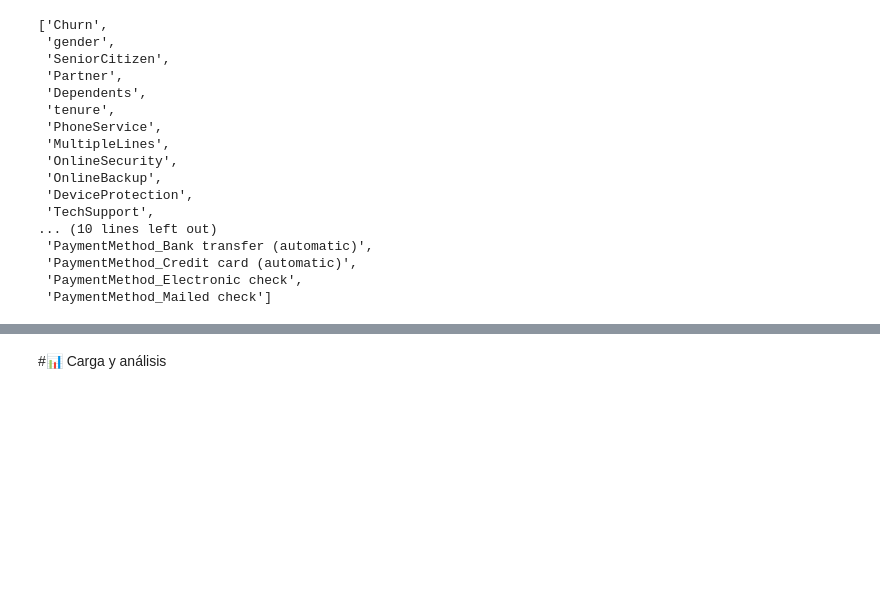
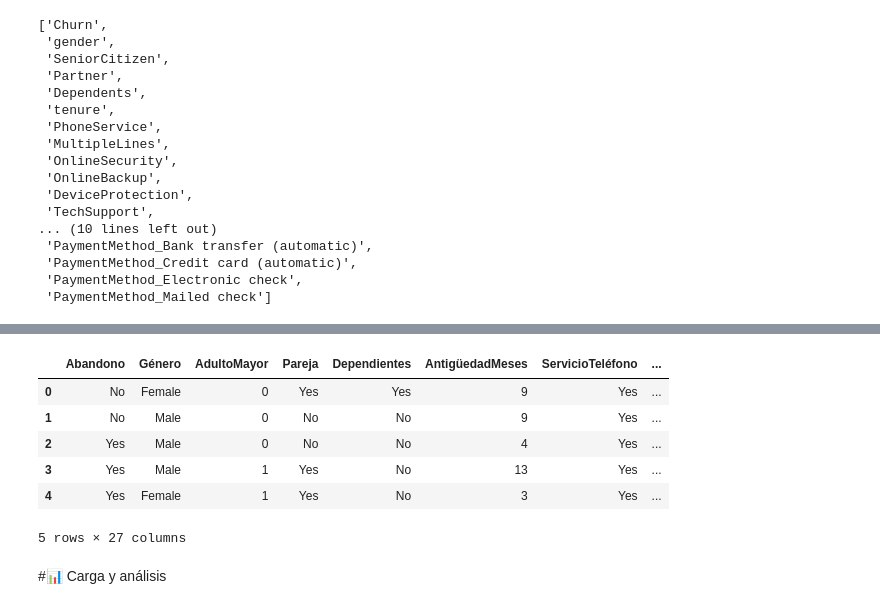
Before and after one commit to Fernando-Falla/Cahllenge_TelecomX_parte2, a Jupyter notebook: TelecomX_LATAM.ipynb, the cells around one changed output, grey strips where cells are left out. Saved outputs shown, nothing was run; the diff lists cells and outputs as text; code cells hidden in the pictures; blank space fills up the shorter version.

```diff
--- a/TelecomX_LATAM.ipynb
+++ b/TelecomX_LATAM.ipynb
@@ -329,3 +411,17 @@ datos_encoded.columns.tolist()
+# %%
+#CargoMensual
+datos_encoded['CargoDiario'] = datos_encoded['CargoMensual'] / 30
+#datos_encoded['CargoMensual'] = datos_encoded['CargoMensual'].round(2)
+#datos_encoded['CargoDiario'] = datos_encoded['CargoDiario'].round(2)
+datos_encoded.head()
+# %% [output]
+|  | Abandono | Género | AdultoMayor | Pareja | Dependientes | AntigüedadMeses | ServicioTeléfono | ... |
+| 0 | No | Female | 0 | Yes | Yes | 9 | Yes | ... |
+| 1 | No | Male | 0 | No | No | 9 | Yes | ... |
+| 2 | Yes | Male | 0 | No | No | 4 | Yes | ... |
+| 3 | Yes | Male | 1 | Yes | No | 13 | Yes | ... |
+| 4 | Yes | Female | 1 | Yes | No | 3 | Yes | ... |
+5 rows × 27 columns
 # %% [markdown]
 #📊 Carga y análisis
 # %% [markdown]
```
Also changed, not shown: parts of 3 cells of this notebook.
